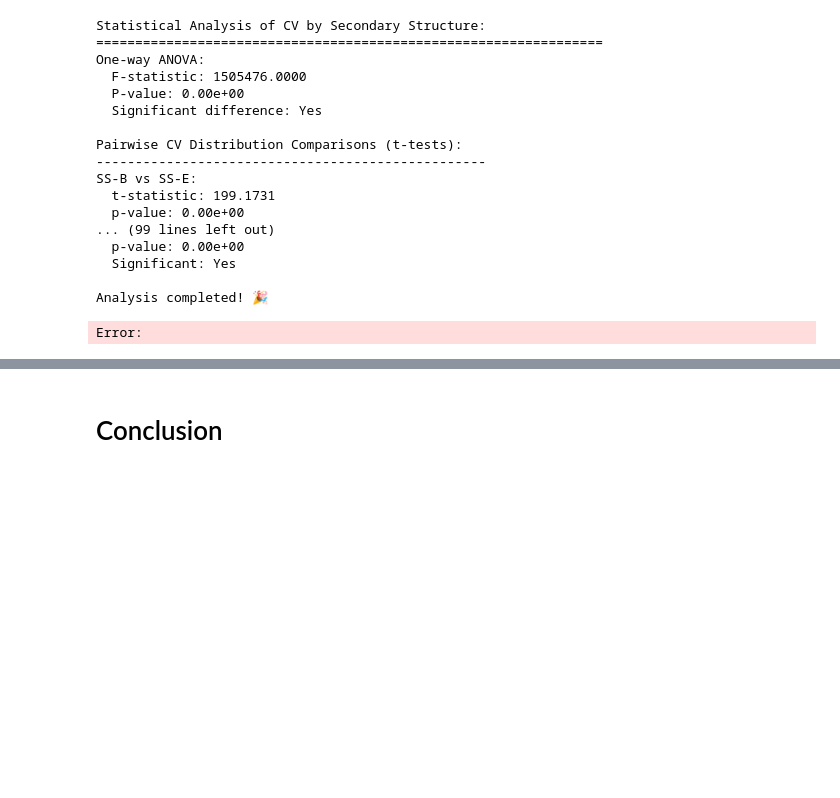
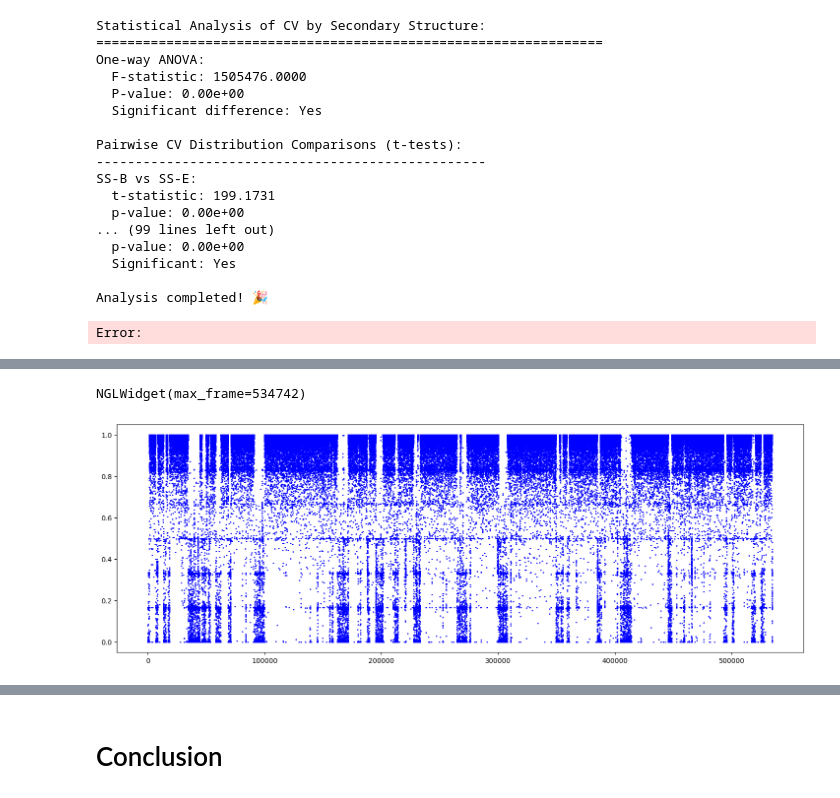
Before and after one commit to seonghyun26/bioemu, a Jupyter notebook: notebook/analysis-cv.ipynb, the cells around one changed output, grey strips where cells are left out. Drawn from its saved outputs; the diff is of its cells as text; code cells hidden in the pictures; blank space fills up the shorter version.

```diff
--- a/notebook/analysis-cv.ipynb
+++ b/notebook/analysis-cv.ipynb
@@ -264,0 +222,6 @@ cv = -cv
+# %%
+molecule = "CLN025"
+method = "tica"
+cv_path = f"/home/shpark/prj-mlcv/lib/bioemu/opes/data/{molecule}/{method}_mlcv.npy"
+cv = np.load(cv_path)
+print(cv.shape)
@@ -965,0 +987,49 @@ Error:
+# %%
+all_traj.center_coordinates()
+all_view = nv.show_mdtraj(
+    all_traj,
+    height="400px",
+    width="400px"
+)
+all_view.add_representation("licorice", selection="protein")
+all_view
+# %% [output]
+NGLWidget(max_frame=534742)
+# %%
+# Handmade reaction coordinate Q
+
+# Given values
+dij_threshold = 1.0
+beta_nm_inv = 100
+pdb_path = f"/home/shpark/prj-mlcv/lib/bioemu/opes/data/{molecule}/folded.pdb"
+
+# Compute alpha carbon pairs
+native_traj = md.load(pdb_path)
+ca_idx = native_traj.topology.select('name CA')
+ca_resid_pair = np.array([
+	(a.index, b.index)
+	for a, b in combinations(list(native_traj.topology.residues), 2)
+	if abs(a.index - b.index) >= 7
+])
+d0_ij_all, d0_ij_resid_pairs_all = md.compute_contacts(
+    native_traj, contacts=ca_resid_pair, scheme='ca'
+)
+mask = d0_ij_all < dij_threshold
+contact_pair = ca_resid_pair[mask[0]]
+
+# Compute contact difference
+dij, dij_resid_pairs = md.compute_contacts(
+    all_traj, contacts=contact_pair, scheme='ca'
+)
+d0_ij, _ = md.compute_contacts(native_traj, contacts=contact_pair, scheme='ca')
+contact_difference = dij - (d0_ij + 0.1)
+native_contact = 1 / (1 + np.exp(beta_nm_inv * contact_difference))
+native_contact_per_frame = native_contact.mean(axis=1)
+# %%
+fig = plt.figure(figsize=(18, 6))
+ax = fig.add_subplot(111)
+time_axis = np.arange(native_contact_per_frame.shape[0])
+ax.scatter(time_axis, native_contact_per_frame, s=1, color="blue")
+plt.show()
+# %% [output]
+[figure, added]
```
Also changed, not shown: parts of 16 cells of this notebook, 4 other files.
